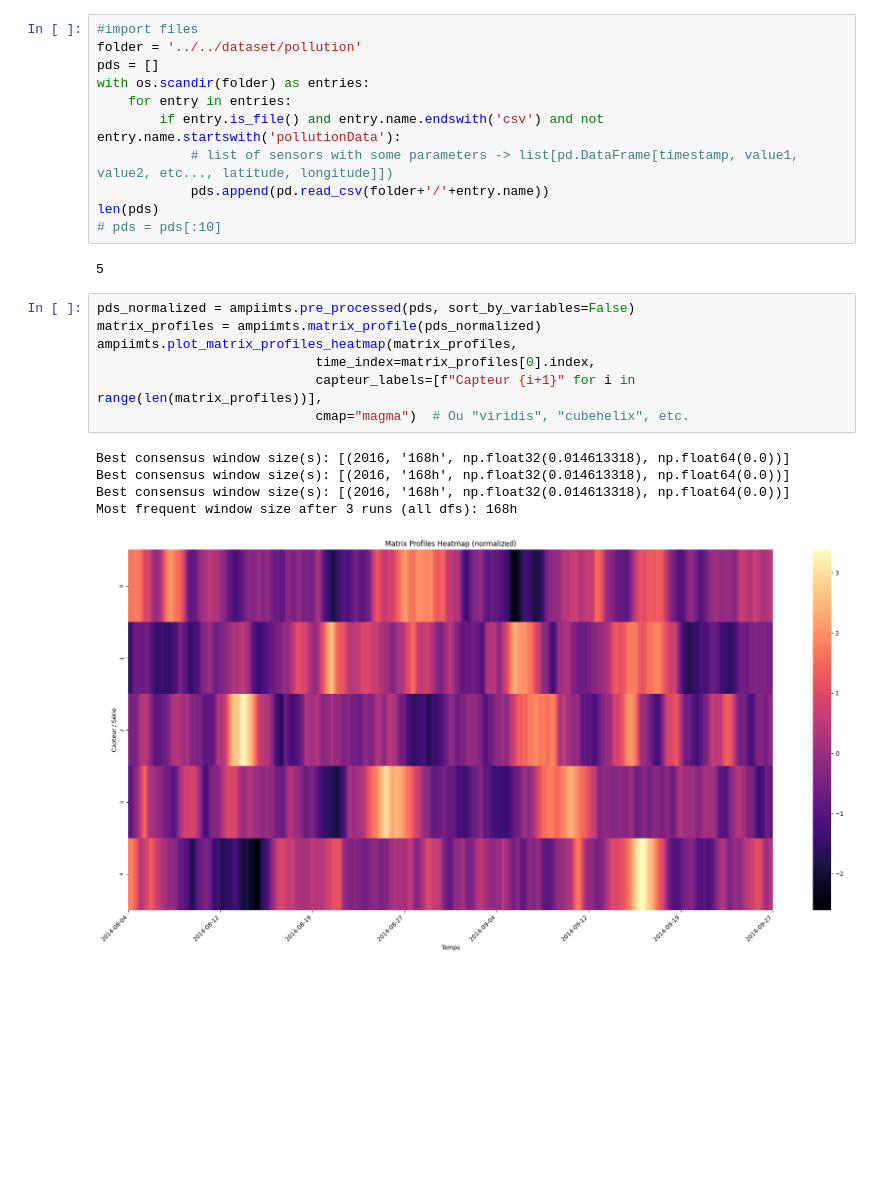
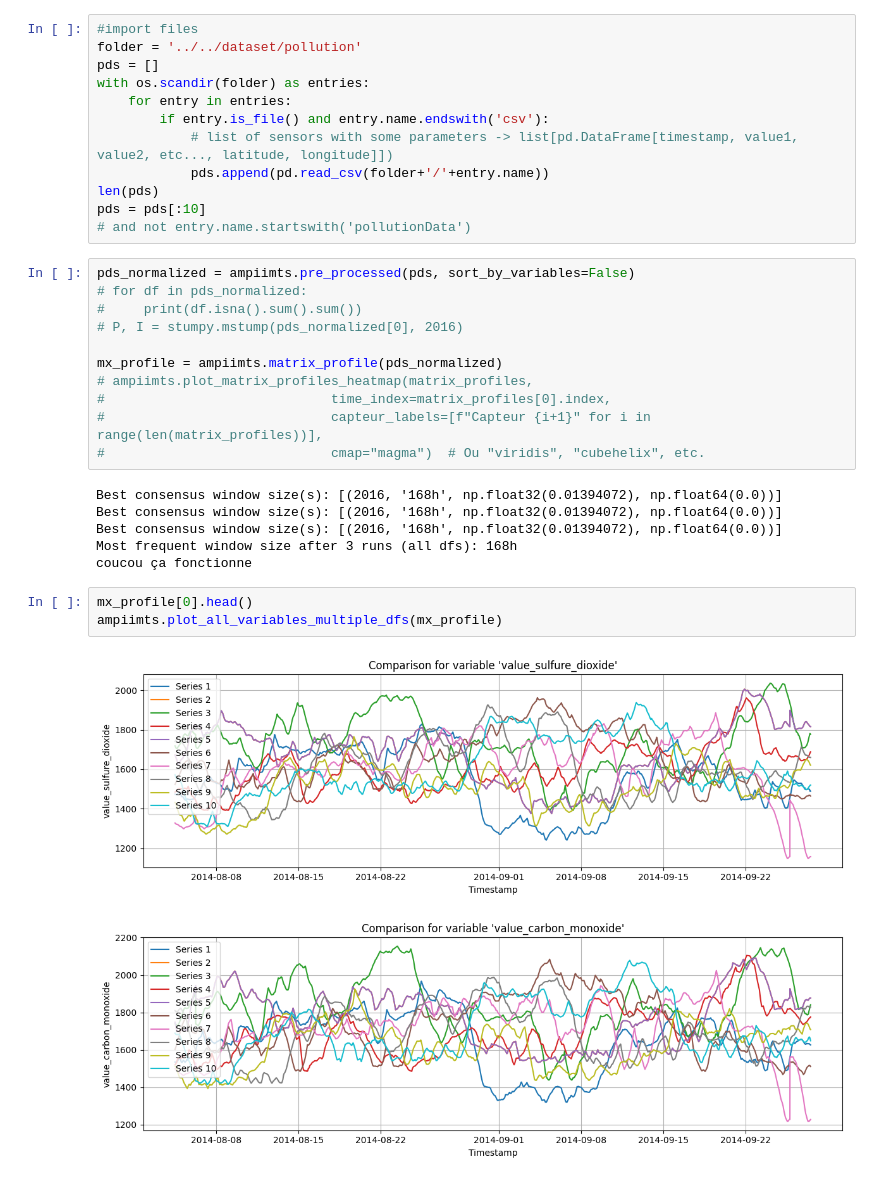
Before and after one commit to Guillaumernd/ampiimts, a Jupyter notebook: notebooks/Matrix_Profile/Matrix_profile-multidimensionnal.ipynb, the cells around one changed output. Saved outputs shown, nothing was run; the diff lists cells and outputs as text; blank space fills up the shorter version.

```diff
--- a/notebooks/Matrix_Profile/Matrix_profile-multidimensionnal.ipynb
+++ b/notebooks/Matrix_Profile/Matrix_profile-multidimensionnal.ipynb
@@ -16,23 +18,32 @@ folder = '../../dataset/pollution'
 pds = []
 with os.scandir(folder) as entries:
     for entry in entries:
-        if entry.is_file() and entry.name.endswith('csv') and not entry.name.startswith('pollutionData'):
+        if entry.is_file() and entry.name.endswith('csv'):
             # list of sensors with some parameters -> list[pd.DataFrame[timestamp, value1, value2, etc..., latitude, longitude]])
             pds.append(pd.read_csv(folder+'/'+entry.name))
 len(pds)
-# pds = pds[:10]
+pds = pds[:10]
+# and not entry.name.startswith('pollutionData')
-# %% [output]
-5
 # %%
 pds_normalized = ampiimts.pre_processed(pds, sort_by_variables=False)
-matrix_profiles = ampiimts.matrix_profile(pds_normalized)
-ampiimts.plot_matrix_profiles_heatmap(matrix_profiles,
-                            time_index=matrix_profiles[0].index,
-                            capteur_labels=[f"Capteur {i+1}" for i in range(len(matrix_profiles))],
-                            cmap="magma")  # Ou "viridis", "cubehelix", etc.
+# for df in pds_normalized:
+#     print(df.isna().sum().sum())
+# P, I = stumpy.mstump(pds_normalized[0], 2016)
+
+mx_profile = ampiimts.matrix_profile(pds_normalized)
+# ampiimts.plot_matrix_profiles_heatmap(matrix_profiles,
+#                             time_index=matrix_profiles[0].index,
+#                             capteur_labels=[f"Capteur {i+1}" for i in range(len(matrix_profiles))],
+#                             cmap="magma")  # Ou "viridis", "cubehelix", etc.
 # %% [output]
-Best consensus window size(s): [(2016, '168h', np.float32(0.014613318), np.float64(0.0))]
-Best consensus window size(s): [(2016, '168h', np.float32(0.014613318), np.float64(0.0))]
-Best consensus window size(s): [(2016, '168h', np.float32(0.014613318), np.float64(0.0))]
+Best consensus window size(s): [(2016, '168h', np.float32(0.01394072), np.float64(0.0))]
+Best consensus window size(s): [(2016, '168h', np.float32(0.01394072), np.float64(0.0))]
+Best consensus window size(s): [(2016, '168h', np.float32(0.01394072), np.float64(0.0))]
 Most frequent window size after 3 runs (all dfs): 168h
+coucou ça fonctionne
-[figure, removed]
+# %%
+mx_profile[0].head()
+ampiimts.plot_all_variables_multiple_dfs(mx_profile)
+# %% [output]
+[figure, added]
+[figure, added]
```
Also changed, not shown: parts of 7 cells of this notebook, 5 other files.
